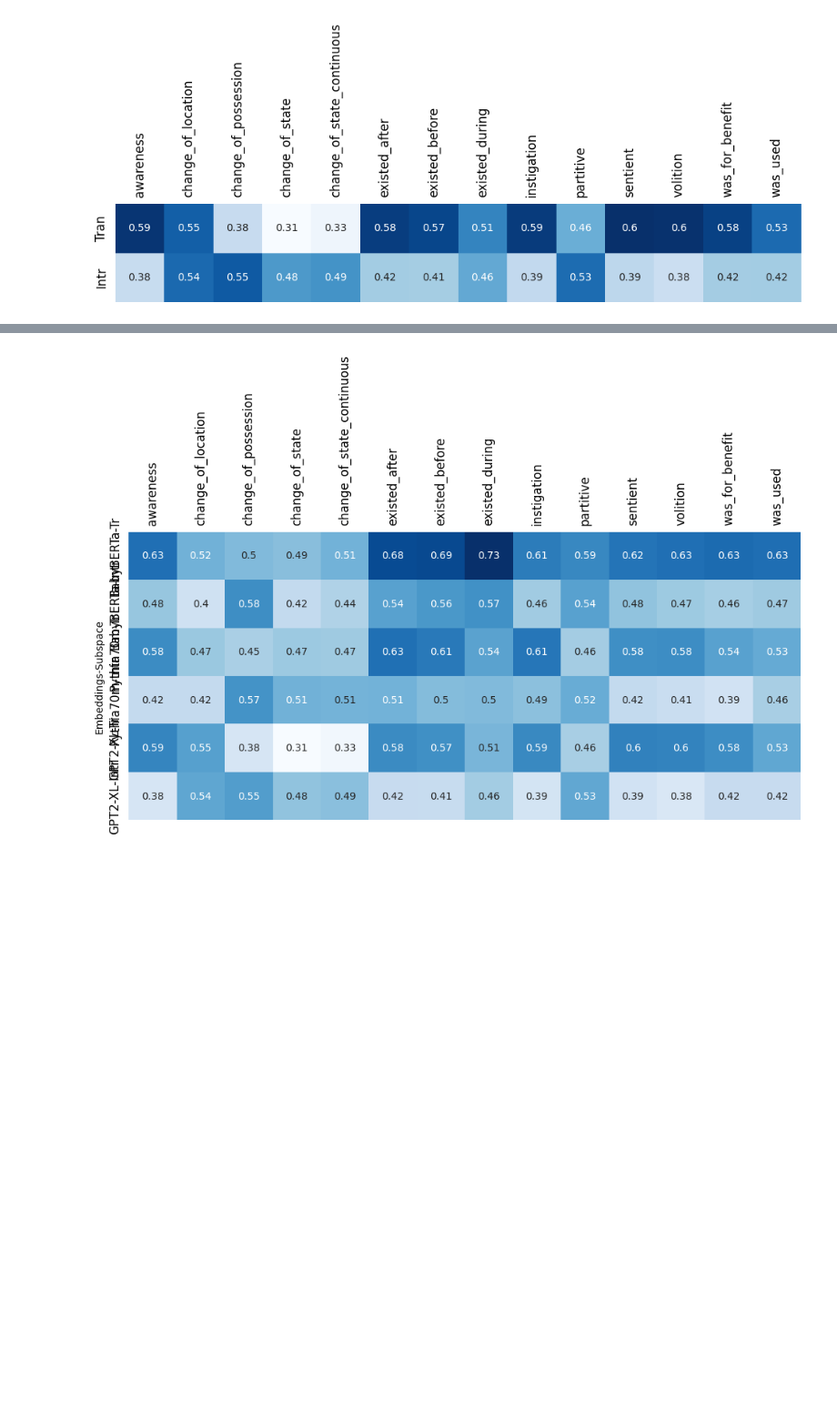
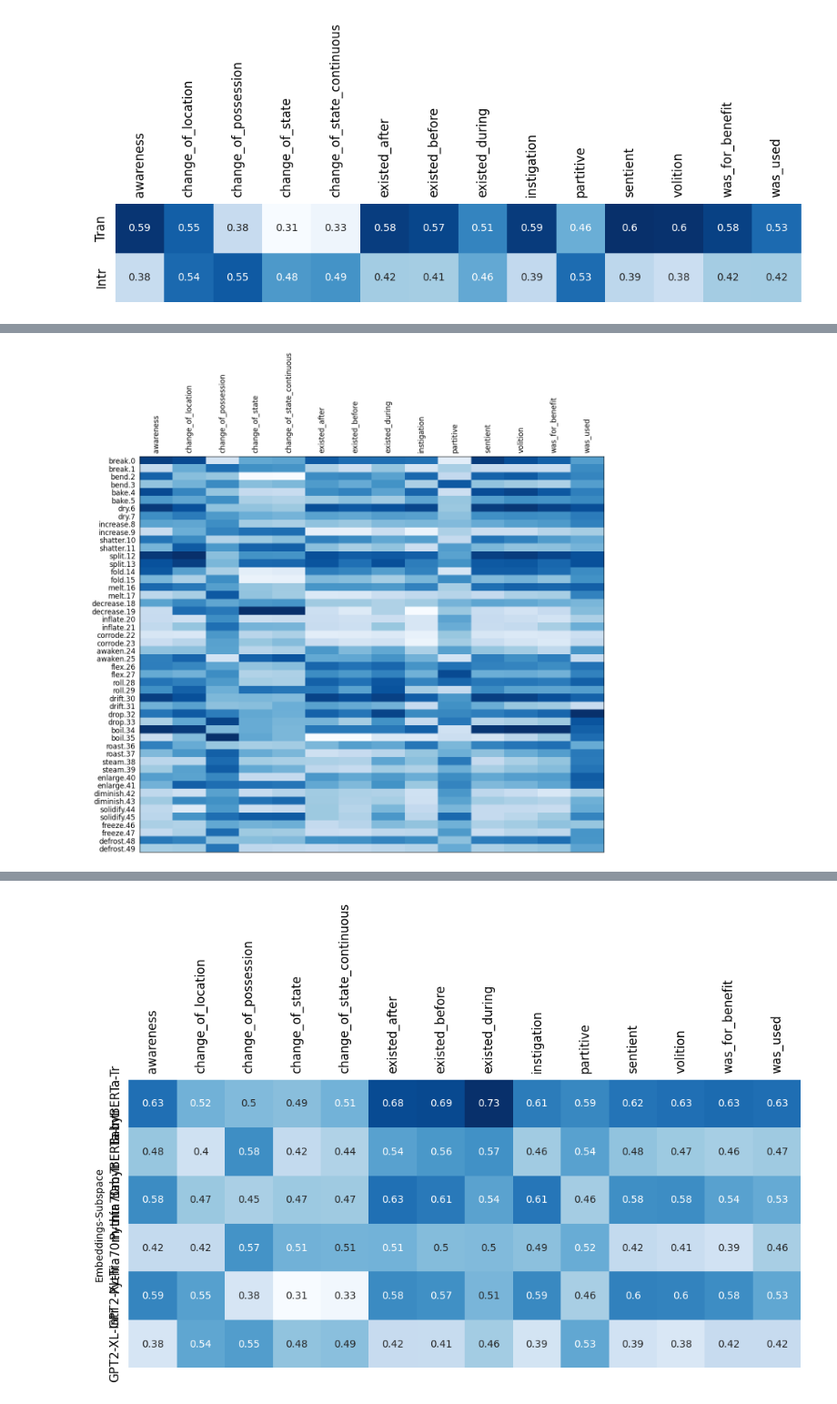
Before and after one commit to aittam9/PaperLeL, a Jupyter notebook: Code/Anticausative_Predictions.ipynb, the cells around one changed output, grey strips where cells are left out. Shown at 91% size. Drawn from its saved outputs; the diff is of its cells as text; code cells hidden in the pictures; blank space fills up the shorter version.

```diff
--- a/Code/Anticausative_Predictions.ipynb
+++ b/Code/Anticausative_Predictions.ipynb
@@ -203,0 +206,4 @@ ValueError: Length mismatch: Expected axis has 42 elements, new values have 6 el
+# %%
+visualize_properties_hm(db_predictions[:50])
+# %% [output]
+[figure, added]
```
Also changed, not shown: parts of 14 cells of this notebook, 23 other files.
